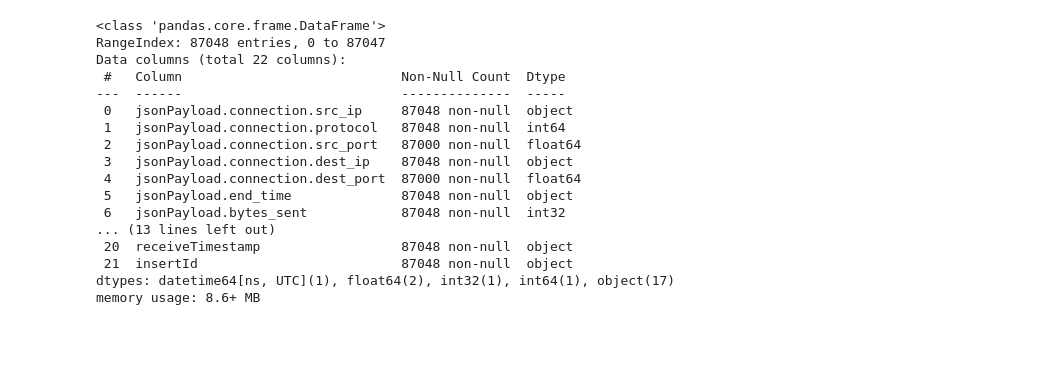
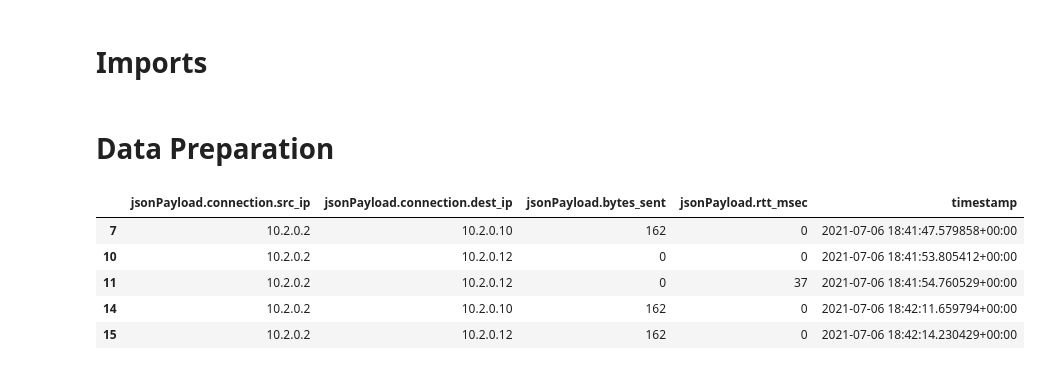
Before and after one commit to dos-group/syncmesh, a Jupyter notebook: evaluation/Main.ipynb, the cells around one changed output. Cells and saved outputs as stored; diff of their text form; code cells hidden in the pictures; blank space fills up the shorter version.

```diff
--- a/evaluation/Main.ipynb
+++ b/evaluation/Main.ipynb
@@ -1,37 +1,35 @@
+# %% [markdown]
+# Imports
 # %%
 import pandas as pd
 import numpy as np
 import json
 import matplotlib.pyplot as plt
+# %% [markdown]
+# Data Preparation
 # %%
 df = pd.read_json('export.log', lines = True)
 
 df = (pd.DataFrame(df['jsonPayload'].values.tolist())
         .add_prefix('jsonPayload.')
         .join(df.drop('jsonPayload', 1)))
 df = (pd.DataFrame(df['jsonPayload.connection'].values.tolist())
         .add_prefix('jsonPayload.connection.')
         .join(df.drop('jsonPayload.connection', 1)))
-df = df.astype({'jsonPayload.bytes_sent': 'int32'})
+df = df.dropna(subset=['jsonPayload.rtt_msec'])
+df = df.astype({
+    'jsonPayload.bytes_sent': 'int32',
+    'jsonPayload.rtt_msec': 'int32'
+    })
 # df = df.astype({'jsonPayload.connection.src_port': 'int32'})
 # df = df.astype({'jsonPayload.connection.dest_port': 'int32'})
-df.info()
+df[["jsonPayload.connection.src_ip", "jsonPayload.connection.dest_ip", "jsonPayload.bytes_sent", "jsonPayload.rtt_msec", "timestamp"]].head()
+# df.info()
 # %% [output]
-<class 'pandas.core.frame.DataFrame'>
-RangeIndex: 87048 entries, 0 to 87047
-Data columns (total 22 columns):
- #   Column                            Non-Null Count  Dtype
----  ------                            --------------  -----
- 0   jsonPayload.connection.src_ip     87048 non-null  object
- 1   jsonPayload.connection.protocol   87048 non-null  int64
- 2   jsonPayload.connection.src_port   87000 non-null  float64
- 3   jsonPayload.connection.dest_ip    87048 non-null  object
- 4   jsonPayload.connection.dest_port  87000 non-null  float64
- 5   jsonPayload.end_time              87048 non-null  object
- 6   jsonPayload.bytes_sent            87048 non-null  int32
-... (13 lines left out)
- 20  receiveTimestamp                  87048 non-null  object
- 21  insertId                          87048 non-null  object
-dtypes: datetime64[ns, UTC](1), float64(2), int32(1), int64(1), object(17)
-memory usage: 8.6+ MB
+|  | jsonPayload.connection.src_ip | jsonPayload.connection.dest_ip | jsonPayload.bytes_sent | jsonPayload.rtt_msec | timestamp |
+| 7 | 10.2.0.2 | 10.2.0.10 | 162 | 0 | 2021-07-06 18:41:47.579858+00:00 |
+| 10 | 10.2.0.2 | 10.2.0.12 | 0 | 0 | 2021-07-06 18:41:53.805412+00:00 |
+| 11 | 10.2.0.2 | 10.2.0.12 | 0 | 37 | 2021-07-06 18:41:54.760529+00:00 |
+| 14 | 10.2.0.2 | 10.2.0.10 | 162 | 0 | 2021-07-06 18:42:11.659794+00:00 |
+| 15 | 10.2.0.2 | 10.2.0.12 | 162 | 0 | 2021-07-06 18:42:14.230429+00:00 |
 # %%
```
Also changed, not shown: parts of 11 cells of this notebook, 1 other file.
